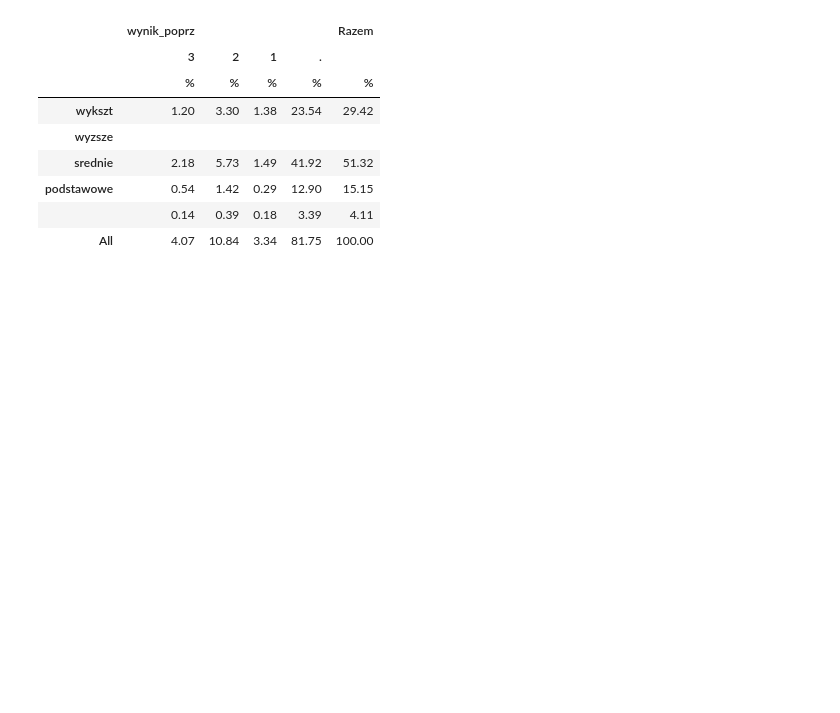
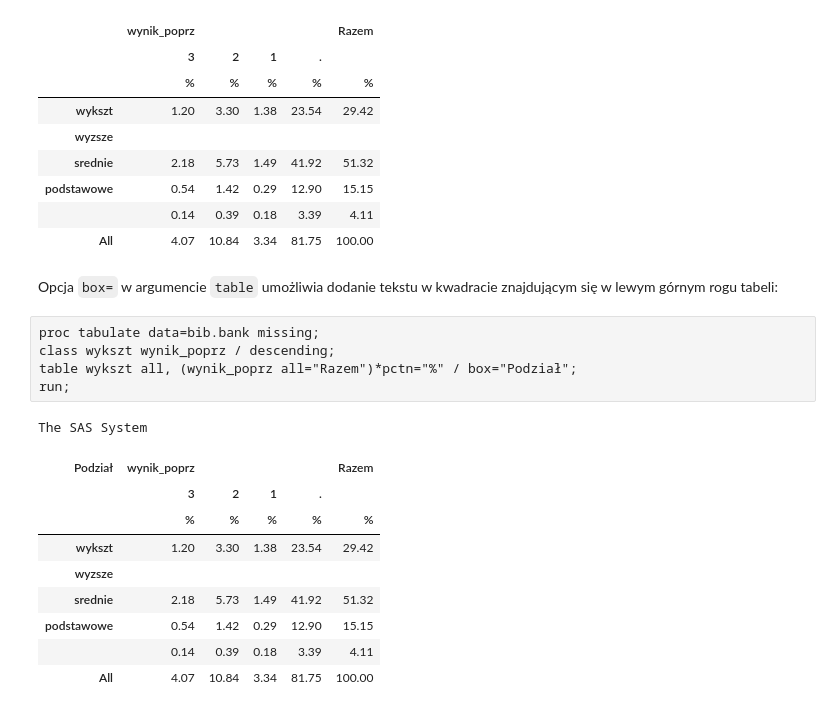
Before and after one commit to lwawrowski/przetwarzanie-danych-SAS, a Jupyter notebook: 07-tabulate.ipynb, the cells around one changed output. Saved outputs shown, nothing was run; the diff lists cells and outputs as text; blank space fills up the shorter version.

Commit message:
tabulate

```diff
--- a/07-tabulate.ipynb
+++ b/07-tabulate.ipynb
@@ -238,3 +238,21 @@ The SAS System
 | podstawowe | 0.54 | 1.42 | 0.29 | 12.90 | 15.15 |
 |  | 0.14 | 0.39 | 0.18 | 3.39 | 4.11 |
 | All | 4.07 | 10.84 | 3.34 | 81.75 | 100.00 |
+# %% [markdown]
+Opcja `box=` w argumencie `table` umożliwia dodanie tekstu w kwadracie znajdującym się w lewym górnym rogu tabeli:
+# %%
+proc tabulate data=bib.bank missing;
+class wykszt wynik_poprz / descending;
+table wykszt all, (wynik_poprz all="Razem")*pctn="%" / box="Podział";
+run;
+# %% [output]
+The SAS System
+| Podział | wynik_poprz |  |  |  | Razem |
+|  | 3 | 2 | 1 | . |  |
+|  | % | % | % | % | % |
+| wykszt | 1.20 | 3.30 | 1.38 | 23.54 | 29.42 |
+| wyzsze |  |  |  |  |  |
+| srednie | 2.18 | 5.73 | 1.49 | 41.92 | 51.32 |
+| podstawowe | 0.54 | 1.42 | 0.29 | 12.90 | 15.15 |
+|  | 0.14 | 0.39 | 0.18 | 3.39 | 4.11 |
+| All | 4.07 | 10.84 | 3.34 | 81.75 | 100.00 |
```
Also changed, not shown: parts of 9 cells of this notebook, 1 other file.
